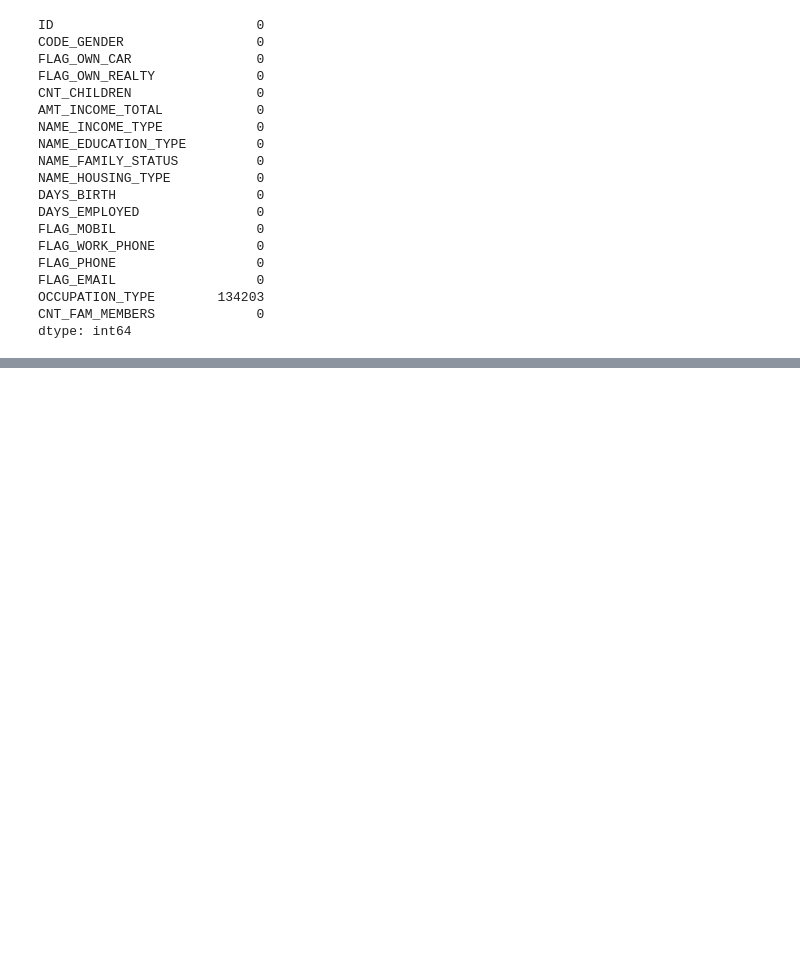
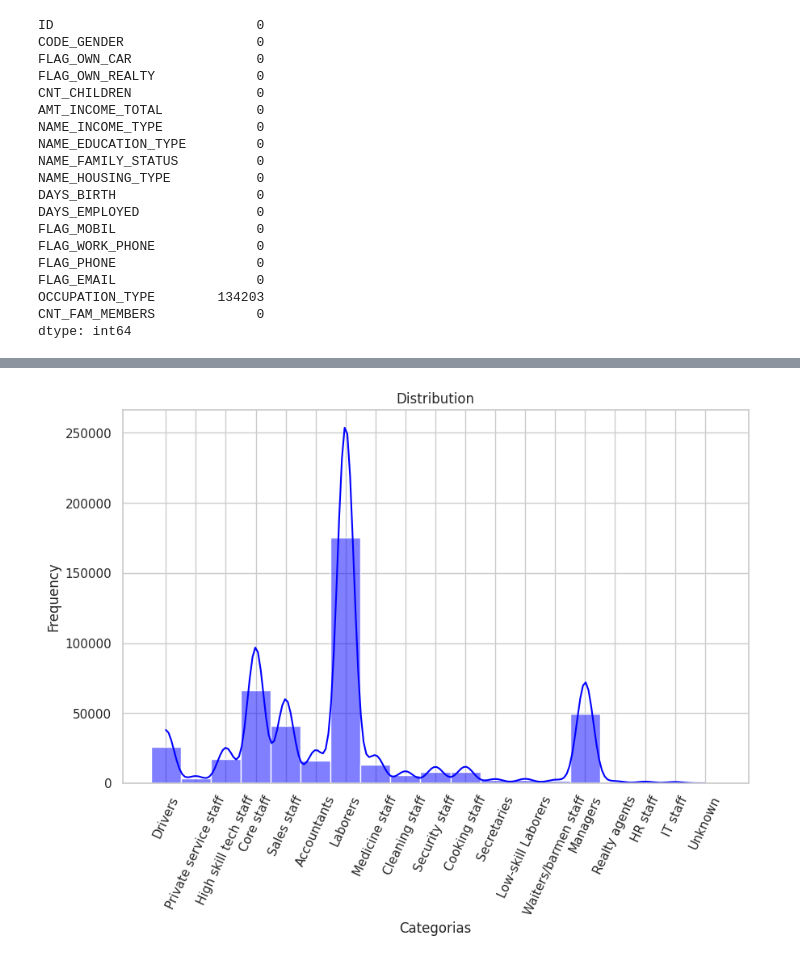
Before and after one commit to xJusTox/DMC_MachineLearning, a Jupyter notebook: EAD_SEG_y_CLASIF_APROB_TC.ipynb, the cells around one changed output, grey strips where cells are left out. Cells and saved outputs as stored; diff of their text form; code cells hidden in the pictures; blank space fills up the shorter version.

```diff
--- a/EAD_SEG_y_CLASIF_APROB_TC.ipynb
+++ b/EAD_SEG_y_CLASIF_APROB_TC.ipynb
@@ -86,0 +139,8 @@ dtype: int64
+# %%
+df['income_category'] = pd.qcut(df['AMT_INCOME_TOTAL'], q=4, labels=['Low', 'Medium', 'High', 'Very High'])
+def fill_missing_occupation(group):
+    most_common = group['OCCUPATION_TYPE'].mode()[0] if not group['OCCUPATION_TYPE'].mode().empty else 'Unknown'
+    group['OCCUPATION_TYPE'] = group['OCCUPATION_TYPE'].fillna(most_common)
+    return group
+df = df.groupby(['income_category', 'NAME_INCOME_TYPE']).apply(fill_missing_occupation)
+#SE IMPUTA LOS DATOS FALTANTES AGRUPANDOLOS CON CATEGORIAS DE QUARTILES DE LOS INGRESOS Y TAMBIEN CON LA VARIABLE DE TIPO DE INGRESOS
@@ -86,0 +197,12 @@ dtype: int64
+# %%
+sns.set(style="whitegrid")
+plt.figure(figsize=(10, 6))
+sns.histplot(df['OCCUPATION_TYPE'], bins=30, kde=True, color='blue')
+plt.title('Distribution')
+plt.xlabel('Categorias')
+plt.ylabel('Frequency')
+plt.xticks(rotation=65)
+plt.show()
+#AHORA LA FIGURA DE LA DISTRIBUCION HA CAMBIADO. LA COLUMNA DE LABORERS SE INCREMENTO Y MANTIENE LA MAYORIA COMO EN EL GRAFICO PASADO PERO EL RESTO DE LOS TIPOS DE OCUPACIONES SE HAN MODIFICADO
+# %% [output]
+[figure, added]
```
Also changed, not shown: parts of 7 cells of this notebook.
